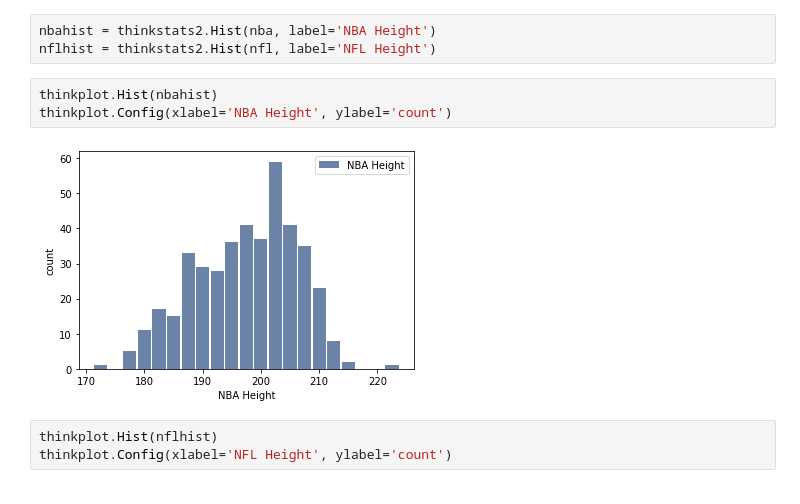
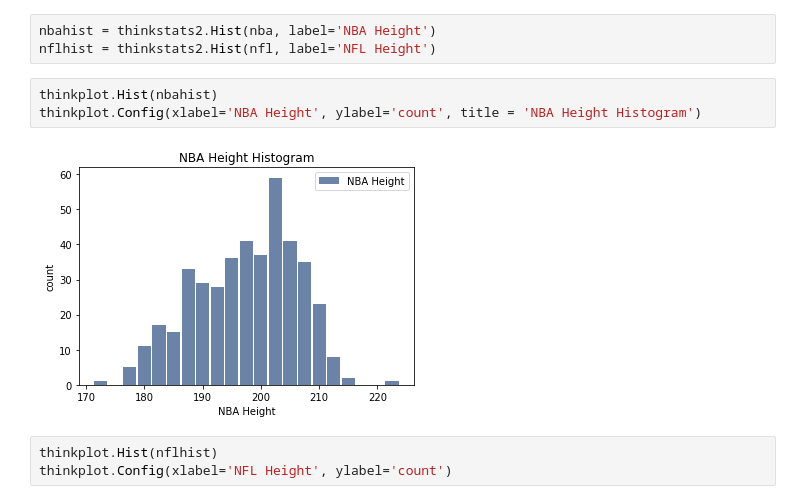
Before and after one commit to Pizza1119/Basic_Stats_in_Python_Student_Workbooks, a Jupyter notebook: 003_Var_Std_Dev.ipynb, the cells around one changed output. Saved outputs shown, nothing was run; the diff lists cells and outputs as text.

```diff
--- a/003_Var_Std_Dev.ipynb
+++ b/003_Var_Std_Dev.ipynb
@@ -192,9 +192,9 @@ nbahist = thinkstats2.Hist(nba, label='NBA Height')
 nflhist = thinkstats2.Hist(nfl, label='NFL Height')
 # %%
 thinkplot.Hist(nbahist)
-thinkplot.Config(xlabel='NBA Height', ylabel='count')
+thinkplot.Config(xlabel='NBA Height', ylabel='count', title = 'NBA Height Histogram')
 # %% [output]
-[figure, old version]
+[figure, new version]
 # %%
 thinkplot.Hist(nflhist)
 thinkplot.Config(xlabel='NFL Height', ylabel='count')
```
Also changed, not shown: parts of 7 cells of this notebook, 5 other files.
